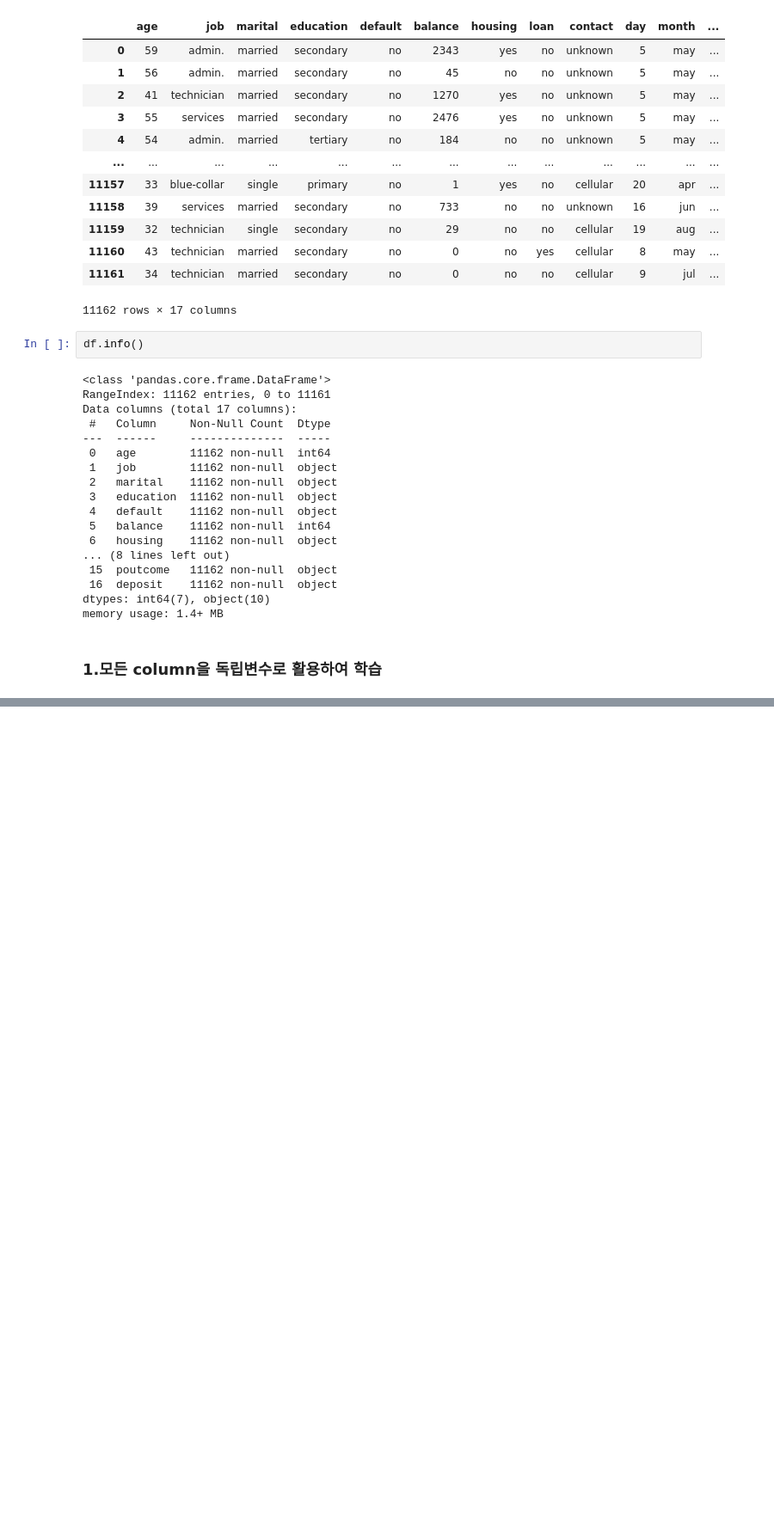
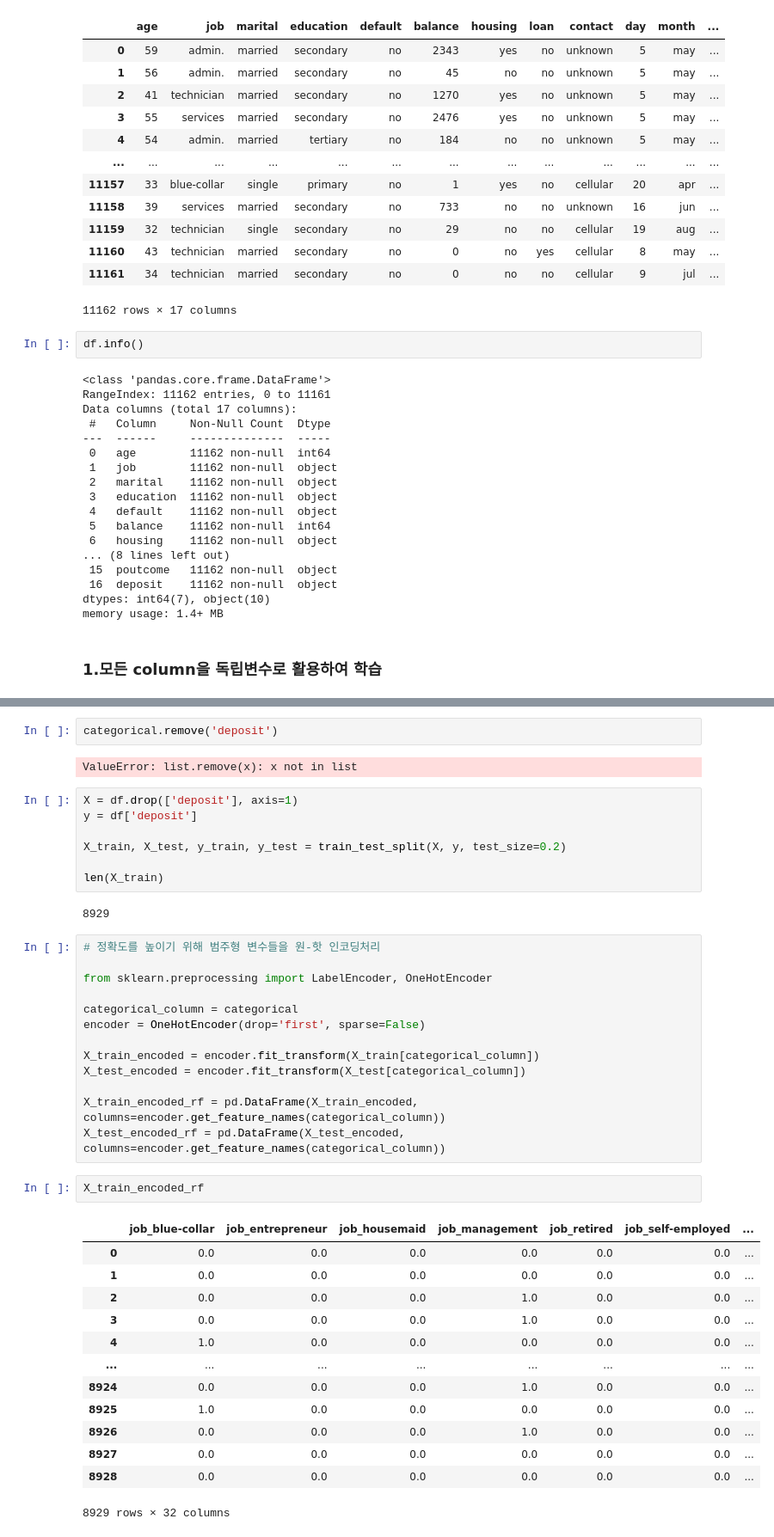
Before and after one commit to HuiseongK/Bank, a Jupyter notebook: bank_model.ipynb, the cells around one changed output, grey strips where cells are left out. Shown at 86% size. Saved outputs shown, nothing was run; the diff lists cells and outputs as text; blank space fills up the shorter version.

```diff
--- a/bank_model.ipynb
+++ b/bank_model.ipynb
@@ -183,0 +160,42 @@ print(X_val.shape)
+# %%
+categorical.remove('deposit')
+# %% [output]
+ValueError: list.remove(x): x not in list
+# %%
+X = df.drop(['deposit'], axis=1)
+y = df['deposit']
+
+X_train, X_test, y_train, y_test = train_test_split(X, y, test_size=0.2)
+
+len(X_train)
+# %% [output]
+8929
+# %%
+# 정확도를 높이기 위해 범주형 변수들을 원-핫 인코딩처리
+
+from sklearn.preprocessing import LabelEncoder, OneHotEncoder
+
+categorical_column = categorical
+encoder = OneHotEncoder(drop='first', sparse=False)
+
+X_train_encoded = encoder.fit_transform(X_train[categorical_column])
+X_test_encoded = encoder.fit_transform(X_test[categorical_column])
+
+X_train_encoded_rf = pd.DataFrame(X_train_encoded, columns=encoder.get_feature_names(categorical_column))
+X_test_encoded_rf = pd.DataFrame(X_test_encoded, columns=encoder.get_feature_names(categorical_column))
+# %%
+X_train_encoded_rf
+# %% [output]
+|  | job_blue-collar | job_entrepreneur | job_housemaid | job_management | job_retired | job_self-employed | ... |
+| 0 | 0.0 | 0.0 | 0.0 | 0.0 | 0.0 | 0.0 | ... |
+| 1 | 0.0 | 0.0 | 0.0 | 0.0 | 0.0 | 0.0 | ... |
+| 2 | 0.0 | 0.0 | 0.0 | 1.0 | 0.0 | 0.0 | ... |
+| 3 | 0.0 | 0.0 | 0.0 | 1.0 | 0.0 | 0.0 | ... |
+| 4 | 1.0 | 0.0 | 0.0 | 0.0 | 0.0 | 0.0 | ... |
+| ... | ... | ... | ... | ... | ... | ... | ... |
+| 8924 | 0.0 | 0.0 | 0.0 | 1.0 | 0.0 | 0.0 | ... |
+| 8925 | 1.0 | 0.0 | 0.0 | 0.0 | 0.0 | 0.0 | ... |
+| 8926 | 0.0 | 0.0 | 0.0 | 1.0 | 0.0 | 0.0 | ... |
+| 8927 | 0.0 | 0.0 | 0.0 | 0.0 | 0.0 | 0.0 | ... |
+| 8928 | 0.0 | 0.0 | 0.0 | 0.0 | 0.0 | 0.0 | ... |
+8929 rows × 32 columns
```
Also changed, not shown: parts of 17 cells of this notebook.
